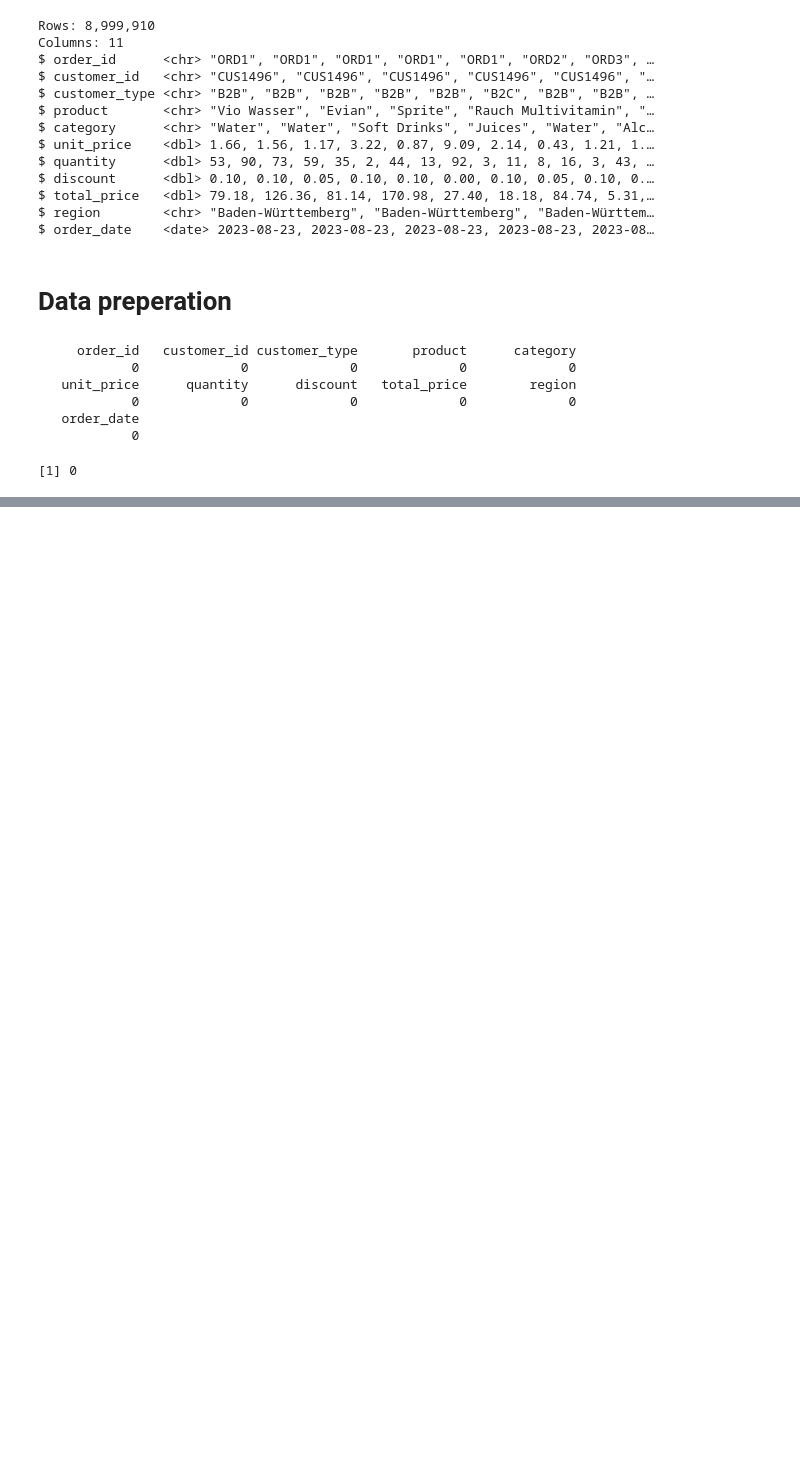
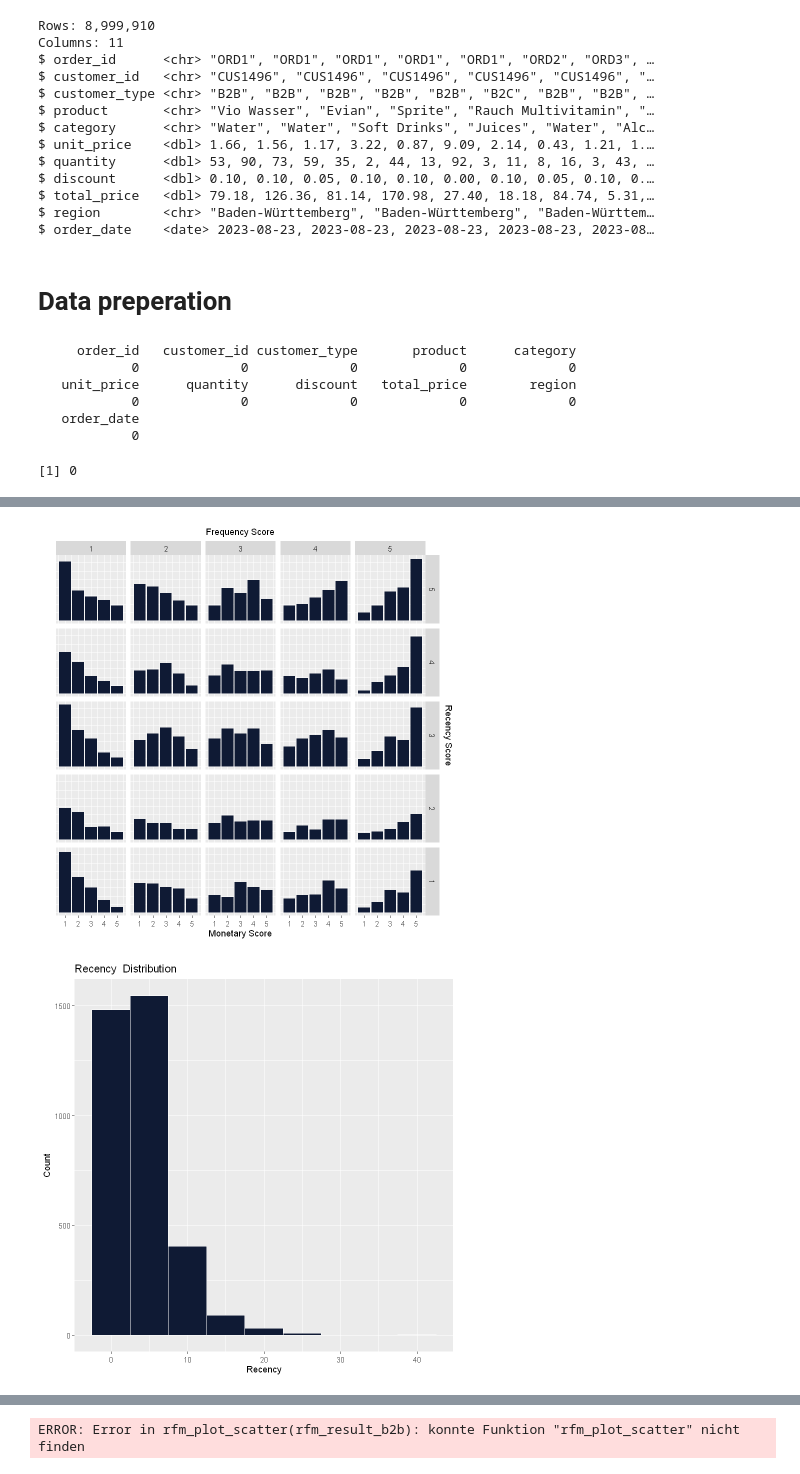
Before and after one commit to koggan98/MarkFor, a Jupyter notebook: test.ipynb, the cells around one changed output, grey strips where cells are left out. Drawn from its saved outputs; the diff is of its cells as text; code cells hidden in the pictures; blank space fills up the shorter version.

```diff
--- a/test.ipynb
+++ b/test.ipynb
@@ -292,11 +437,11 @@ AB HIER WEITERMACHEN!!
 # %%
-analysis_date <- as.Date("2023-12-31")  # beliebig wählbar
+analysis_date <- as.Date("2023-12-31")  # beliebiges Analyse-Datum (z. B. Ende des Jahres)
 
 rfm_result_b2b <- rfm_table_order(
   data = rfm_base_b2b,
   customer_id = customer_id,
   order_date = order_date,
-  revenue = revenue,
+  revenue = total_price,       # <- wichtig: die Spalte mit dem Umsatz heißt total_price
   analysis_date = analysis_date
 )
 
@@ -304,6 +449,6 @@ rfm_result_b2c <- rfm_table_order(
   data = rfm_base_b2c,
   customer_id = customer_id,
   order_date = order_date,
-  revenue = revenue,
+  revenue = total_price,
   analysis_date = analysis_date
 )
@@ -309,0 +468,14 @@ rfm_result_b2c <- rfm_table_order(
+# %%
+# Verteilungen & Heatmaps
+# B2B ------------------------------------------------------
+# RFM-Visualisierungen für B2B (invoice-wise Datenbasis)
+rfm_plot_bar_chart(rfm_result_b2b)                          # RFM-Score Übersicht
+rfm_plot_histogram(rfm_result_b2b, metric = "recency")      # Recency-Verteilung
+rfm_plot_histogram(rfm_result_b2b, metric = "frequency")    # Frequency-Verteilung
+rfm_plot_histogram(rfm_result_b2b, metric = "monetary")     # Monetary-Verteilung
+rfm_plot_order_dist(rfm_result_b2b)                         # Score-Kombinationen
+rfm_plot_heatmap(rfm_result_b2b)                            # Recency x Frequency Heatmap
+rfm_plot_scatter(rfm_result_b2b)                            # Scatter: Recency vs Monetary
+# %% [output]
+[figure, added]
+[figure, added]
@@ -309,0 +485 @@ rfm_result_b2c <- rfm_table_order(
+ERROR: Error in rfm_plot_scatter(rfm_result_b2b): konnte Funktion "rfm_plot_scatter" nicht finden
```
Also changed, not shown: parts of 35 cells of this notebook, 1 other file.
